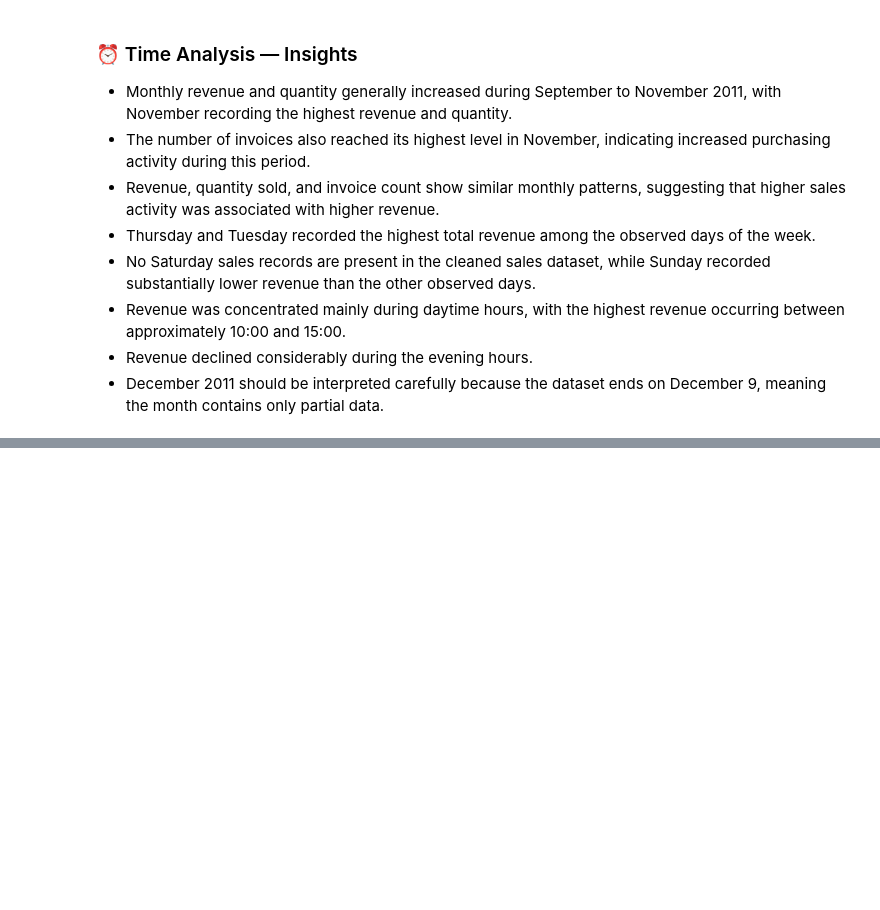
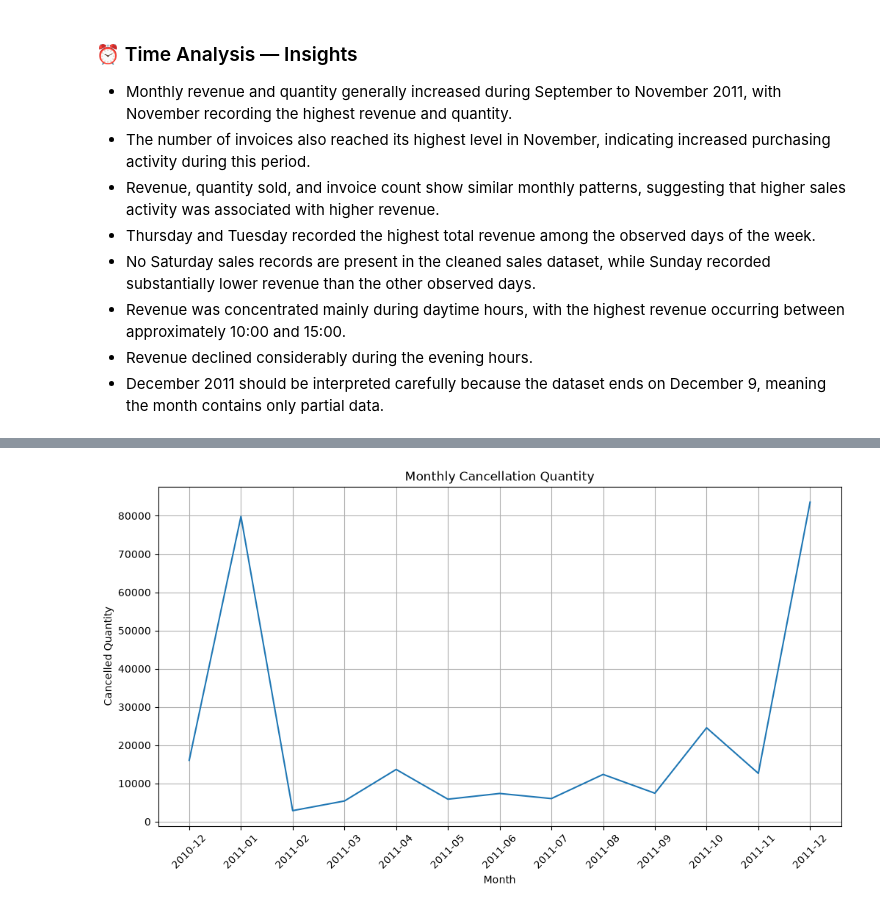
Before and after one commit to vikasa-y/Online-Retail-Sales-Analysis, a Jupyter notebook: Notebooks/Online_Retail_Eda.ipynb, the cells around one changed output, grey strips where cells are left out. Cells and saved outputs as stored; diff of their text form; code cells hidden in the pictures; blank space fills up the shorter version.

```diff
--- a/Notebooks/Online_Retail_Eda.ipynb
+++ b/Notebooks/Online_Retail_Eda.ipynb
@@ -2253,0 +2483,23 @@ plt.show()
+# %%
+monthly_cancellations = (cancellations_df.groupby(
+    cancellations_df["InvoiceDate"].dt.to_period("M"))["Quantity"]
+    .sum()
+    .abs())
+# %%
+plt.figure(figsize=(12,6))
+
+plt.plot( monthly_cancellations.index.astype(str),
+    monthly_cancellations.values)
+
+plt.xlabel("Month")
+plt.ylabel("Cancelled Quantity")
+plt.title("Monthly Cancellation Quantity")
+plt.xticks(rotation=45)
+plt.grid()
+
+plt.savefig(f"{filepath}/Monthly-Cancellation-Quantity.png",dpi=300,
+    bbox_inches="tight")
+
+plt.show()
+# %% [output]
+[figure, added]
```
Also changed, not shown: parts of 24 cells of this notebook.
